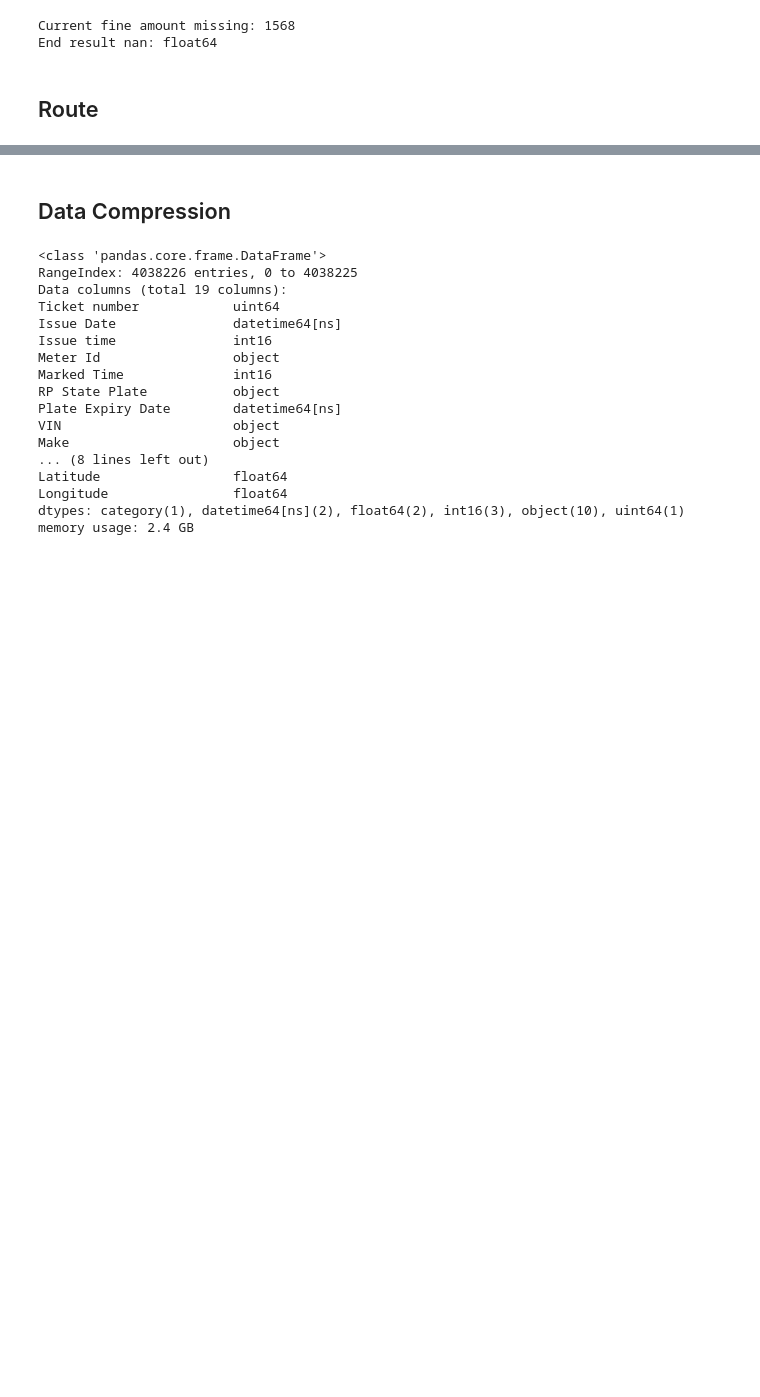
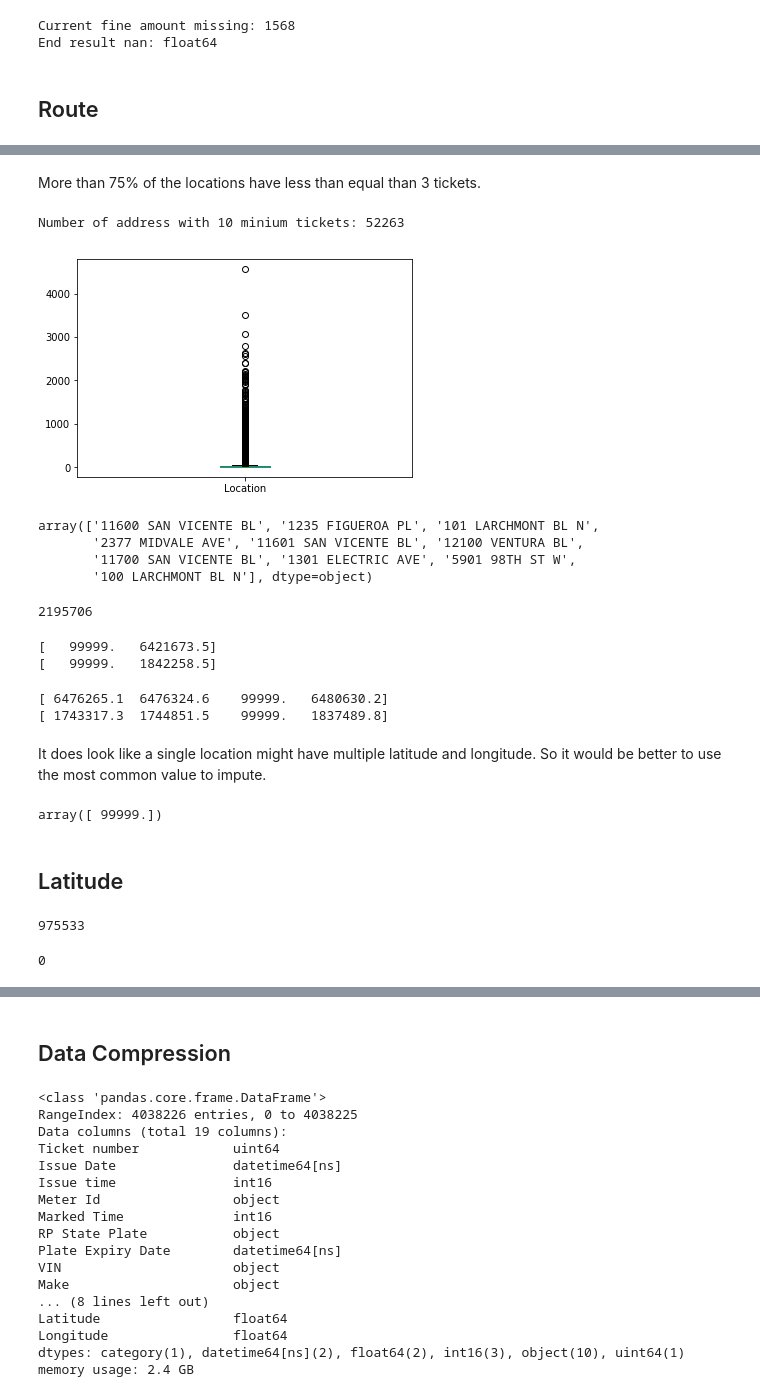
Before and after one commit to jachen36/2018_la_parking_citation, a Jupyter notebook: cleaning.ipynb, the cells around one changed output, grey strips where cells are left out. Cells and saved outputs as stored; diff of their text form; code cells hidden in the pictures; blank space fills up the shorter version.

```diff
--- a/cleaning.ipynb
+++ b/cleaning.ipynb
@@ -1227,0 +1281,3 @@ df['Route'].unique().size
+# %%
+## Group and count all the locations
+tmp_loc_count = df['Location'].value_counts()
@@ -1227,0 +1297,44 @@ df['Route'].unique().size
+# %% [markdown]
+More than 75% of the locations have less than equal than 3 tickets.
+# %%
+min_ticket = 10
+print('Number of address with {} minium tickets: {}'\
+      .format(min_ticket, sum(tmp_loc_count > min_ticket)))
+## Plot Distribution with minium tickets
+tmp_loc_count[tmp_loc_count > min_ticket].plot.box()
+plt.show()
+# %% [output]
+Number of address with 10 minium tickets: 52263
+[figure, added]
+# %%
+## List of location that meets the minium requirement
+loc_list = tmp_loc_count.index.values[tmp_loc_count > min_ticket]
+loc_list[:10]
+# %% [output]
+array(['11600 SAN VICENTE BL', '1235 FIGUEROA PL', '101 LARCHMONT BL N',
+       '2377 MIDVALE AVE', '11601 SAN VICENTE BL', '12100 VENTURA BL',
+       '11700 SAN VICENTE BL', '1301 ELECTRIC AVE', '5901 98TH ST W',
+       '100 LARCHMONT BL N'], dtype=object)
+# %%
+## Rows that has location in loc_list
+loc_idx = df['Location'].isin(loc_list)
+## Determine the coverage
+loc_idx.sum()
+# %% [output]
+2195706
+# %%
+## Determine if a single Location has multiple lat or long value
+print(df.loc[df['Location'] == '11600 SAN VICENTE BL', 'Latitude'].unique())
+print(df.loc[df['Location'] == '11600 SAN VICENTE BL', 'Longitude'].unique())
+# %% [output]
+[   99999.   6421673.5]
+[   99999.   1842258.5]
+# %%
+## Determine if Location has multiple lat or long value
+print(df.loc[df['Location'] == '1235 FIGUEROA PL', 'Latitude'].unique())
+print(df.loc[df['Location'] == '1235 FIGUEROA PL', 'Longitude'].unique())
+# %% [output]
+[ 6476265.1  6476324.6    99999.   6480630.2]
+[ 1743317.3  1744851.5    99999.   1837489.8]
+# %% [markdown]
+It does look like a single location might have multiple latitude and longitude. So it would be better to use the most common value to impute.
@@ -1227,0 +1372,14 @@ df['Route'].unique().size
+# %%
+df.loc[df['Location'] == '0000 0000', 'Latitude'].unique()
+# %% [output]
+array([ 99999.])
+# %% [markdown]
+## Latitude
+# %%
+sum(df['Latitude'] == 99999)
+# %% [output]
+975533
+# %%
+df['Latitude'].isna().sum()
+# %% [output]
+0
```
Also changed, not shown: parts of 24 cells of this notebook, 3 other files.
